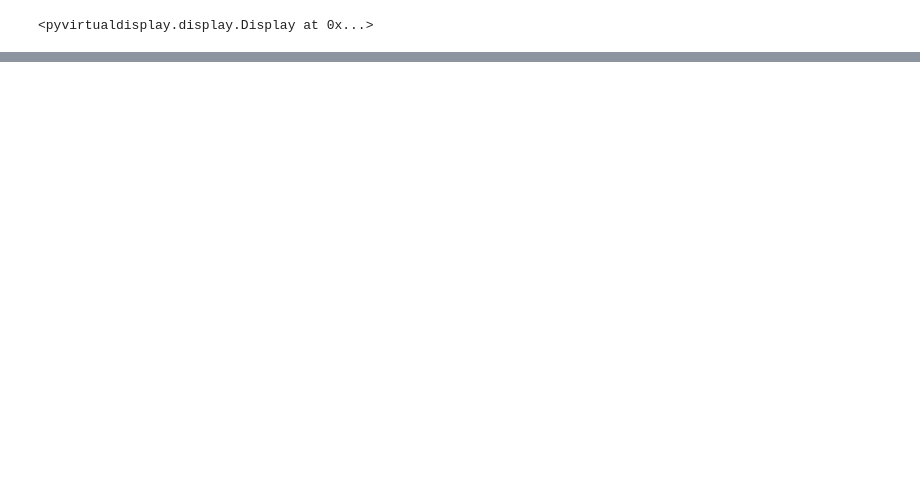
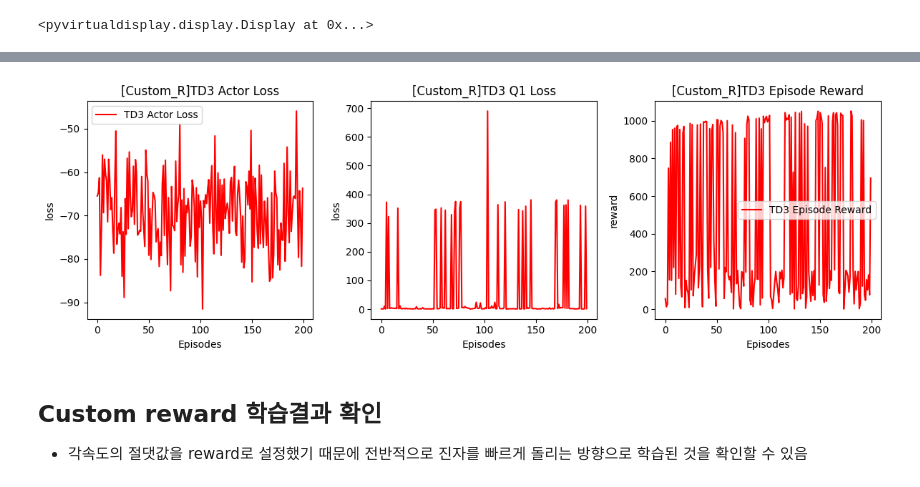
Before and after one commit to bmil-ssu/advanced_ann, a Jupyter notebook: Actor_Critic/DDPG(TD3)_tutorial_pendulum.ipynb, the cells around one changed output, grey strips where cells are left out. Saved outputs shown, nothing was run; the diff lists cells and outputs as text; code cells hidden in the pictures; blank space fills up the shorter version.

```diff
--- a/Actor_Critic/DDPG(TD3)_tutorial_pendulum.ipynb
+++ b/Actor_Critic/DDPG(TD3)_tutorial_pendulum.ipynb
@@ -420,0 +621,4 @@ reward -1353.2689783814694
+# %%
+custom_td3_agent = TD3Agent(state_dim, action_dim, max_action,  exp_ts, last_exp, actor_learning_rate, critic_learning_rate)
+replay_buffer = ReplayBuffer(max_size=buffer_size)
+td3_actor_losses, td3_critic_losses, td3_rewards = custom_Reward_train(custom_td3_agent, replay_buffer, max_episodes, max_steps, batch_size, gamma, tau, policy_noise, noise_clip, policy_delay)
@@ -420,0 +672,32 @@ reward -1353.2689783814694
+# %%
+# Plot the results
+
+plt.figure(figsize=(12, 4))
+
+plt.subplot(131)
+plt.plot(td3_actor_losses, label='TD3 Actor Loss', color='red')
+plt.title('[Custom_R]TD3 Actor Loss')
+plt.xlabel('Episodes')
+plt.ylabel('loss')
+plt.legend()
+
+plt.subplot(132)
+plt.plot(td3_critic_losses, label='TD3 Critic Loss', color='red')
+plt.title('[Custom_R]TD3 Q1 Loss')
+plt.xlabel('Episodes')
+plt.ylabel('loss')
+
+plt.subplot(133)
+plt.plot(td3_rewards, label='TD3 Episode Reward', color='red')
+plt.title('[Custom_R]TD3 Episode Reward')
+plt.xlabel('Episodes')
+plt.ylabel('reward')
+plt.legend()
+
+plt.tight_layout()
+plt.show()
+# %% [output]
+[figure, added]
+# %% [markdown]
+## Custom reward 학습결과 확인
+- 각속도의 절댓값을 reward로 설정했기 때문에 전반적으로 진자를 빠르게 돌리는 방향으로 학습된 것을 확인할 수 있음
```
Also changed, not shown: parts of 36 cells of this notebook.
